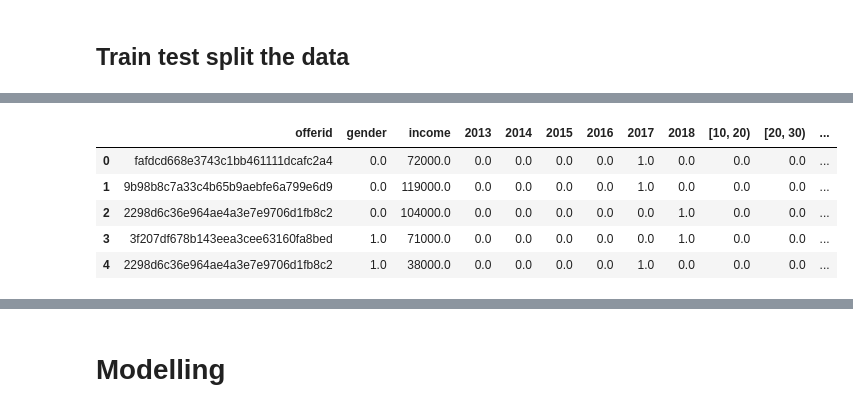
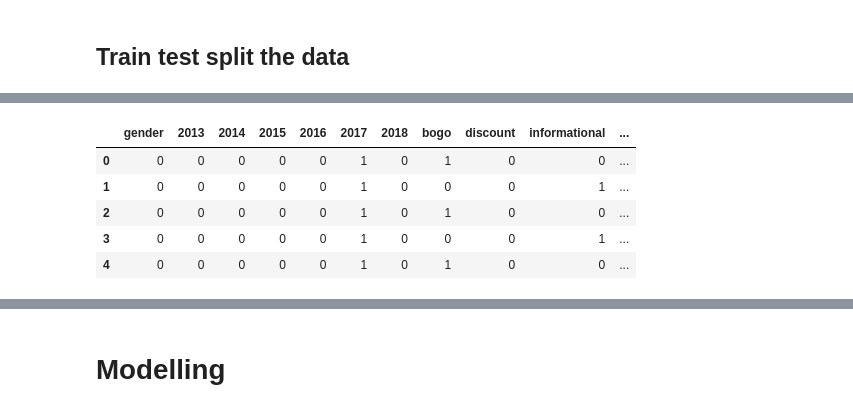
Before and after one commit to xixiaodong/Starbucks-customer-segmentation, a Jupyter notebook: Starbucks_Capstone_notebook.ipynb, the cells around one changed output, grey strips where cells are left out. Saved outputs shown, nothing was run; the diff lists cells and outputs as text; code cells hidden in the pictures.

```diff
--- a/Starbucks_Capstone_notebook.ipynb
+++ b/Starbucks_Capstone_notebook.ipynb
@@ -396,0 +518,4 @@ clean_data.head()
+# %%
+# drop event and value columns, we don't need those anymore
+trans_data = trans_data.drop(columns=['value', 'event'])
+trans_data.head()
@@ -396,0 +529,3 @@ clean_data.head()
+# %%
+trans_data = trans_data.reset_index(drop=True)
+trans_data.head()
@@ -432,0 +769,3 @@ training_data = training_data.drop(columns=['difficulty', 'durationdays', 'rewar
+# %%
+# set feature space
+features = data_final_df.drop(columns=['offer_id', 'customer_id', 'success_label'])
@@ -433,9 +791,11 @@ training_data = training_data.drop(columns=['difficulty', 'durationdays', 'rewar
+# %%
+binary_features = features.loc[:,features.isin([0,1]).all()]
 # %%
-training_data.head()
+binary_features.head()
 # %% [output]
-|  | offerid | gender | income | 2013 | 2014 | 2015 | 2016 | 2017 | 2018 | [10, 20) | [20, 30) | ... |
-| 0 | fafdcd668e3743c1bb461111dcafc2a4 | 0.0 | 72000.0 | 0.0 | 0.0 | 0.0 | 0.0 | 1.0 | 0.0 | 0.0 | 0.0 | ... |
-| 1 | 9b98b8c7a33c4b65b9aebfe6a799e6d9 | 0.0 | 119000.0 | 0.0 | 0.0 | 0.0 | 0.0 | 1.0 | 0.0 | 0.0 | 0.0 | ... |
-| 2 | 2298d6c36e964ae4a3e7e9706d1fb8c2 | 0.0 | 104000.0 | 0.0 | 0.0 | 0.0 | 0.0 | 0.0 | 1.0 | 0.0 | 0.0 | ... |
-| 3 | 3f207df678b143eea3cee63160fa8bed | 1.0 | 71000.0 | 0.0 | 0.0 | 0.0 | 0.0 | 0.0 | 1.0 | 0.0 | 0.0 | ... |
-| 4 | 2298d6c36e964ae4a3e7e9706d1fb8c2 | 1.0 | 38000.0 | 0.0 | 0.0 | 0.0 | 0.0 | 1.0 | 0.0 | 0.0 | 0.0 | ... |
+|  | gender | 2013 | 2014 | 2015 | 2016 | 2017 | 2018 | bogo | discount | informational | ... |
+| 0 | 0 | 0 | 0 | 0 | 0 | 1 | 0 | 1 | 0 | 0 | ... |
+| 1 | 0 | 0 | 0 | 0 | 0 | 1 | 0 | 0 | 0 | 1 | ... |
+| 2 | 0 | 0 | 0 | 0 | 0 | 1 | 0 | 1 | 0 | 0 | ... |
+| 3 | 0 | 0 | 0 | 0 | 0 | 1 | 0 | 0 | 0 | 1 | ... |
+| 4 | 0 | 0 | 0 | 0 | 0 | 1 | 0 | 1 | 0 | 0 | ... |
```
Also changed, not shown: parts of 151 cells of this notebook.
